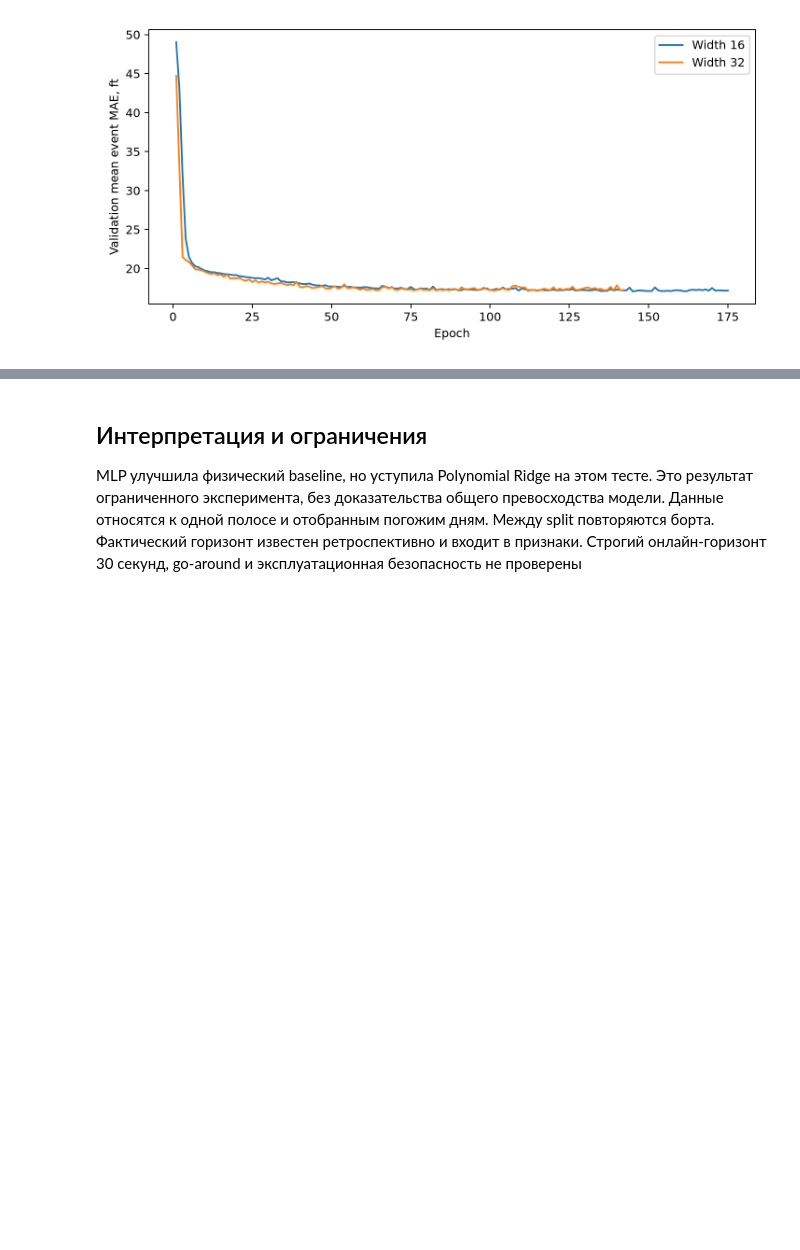
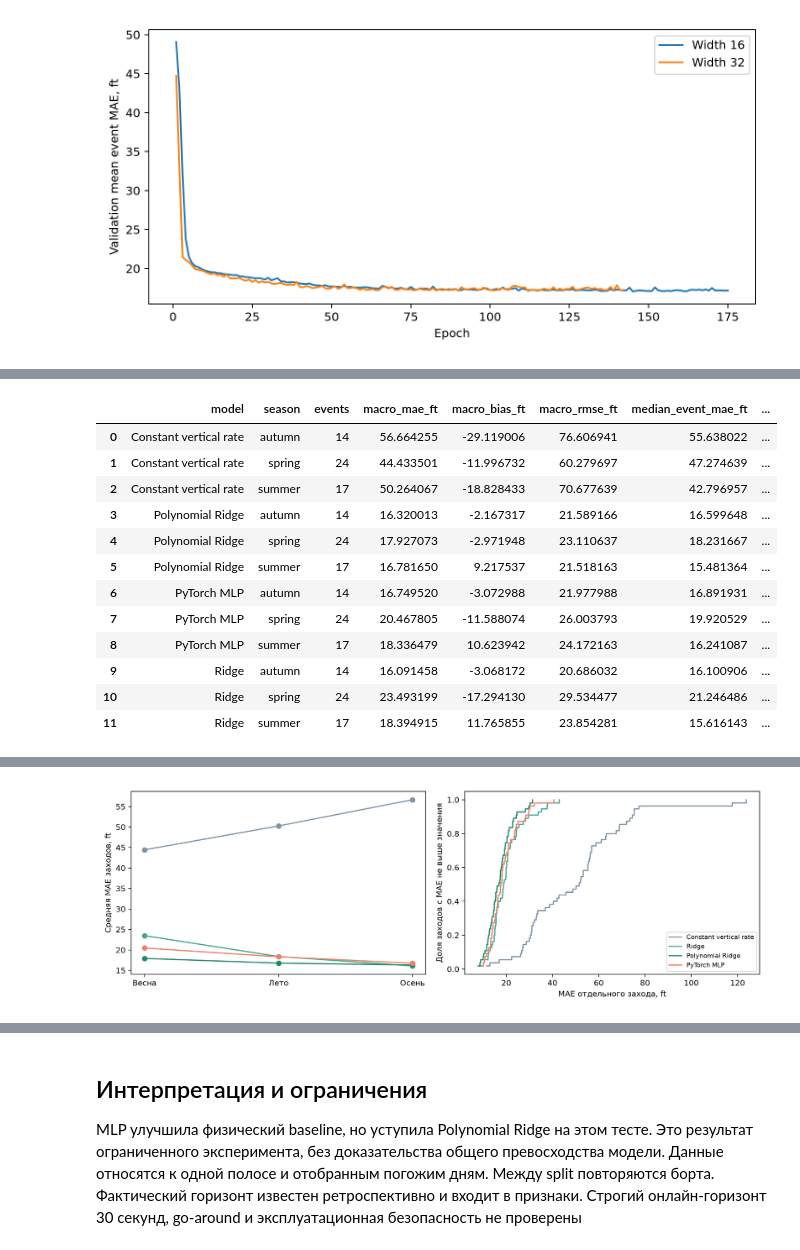
Before and after one commit to steptovictory-dev/Approach-Risk-ver.-1.2, a Jupyter notebook: notebooks/01_lfpg_pipeline.ipynb, the cells around one changed output, grey strips where cells are left out. Saved outputs shown, nothing was run; the diff lists cells and outputs as text; code cells hidden in the pictures; blank space fills up the shorter version.

Commit message:
Analyze frozen LFPG errors by season and approach with artifact provenance

```diff
--- a/notebooks/01_lfpg_pipeline.ipynb
+++ b/notebooks/01_lfpg_pipeline.ipynb
@@ -173,0 +180,19 @@ display(Image(filename=str(root / "reports/mlp_validation.png")))
+# %%
+# Показываем сезонные ошибки и парное сравнение одних и тех же заходов
+display(pd.read_csv(root / "reports/errors_by_season.csv"))
+display(pd.read_csv(root / "reports/paired_event_errors.csv"))
+display(Image(filename=str(root / "reports/error_analysis.png")))
+# %% [output]
+|  | model | season | events | macro_mae_ft | macro_bias_ft | macro_rmse_ft | median_event_mae_ft | ... |
+| 0 | Constant vertical rate | autumn | 14 | 56.664255 | -29.119006 | 76.606941 | 55.638022 | ... |
+| 1 | Constant vertical rate | spring | 24 | 44.433501 | -11.996732 | 60.279697 | 47.274639 | ... |
+| 2 | Constant vertical rate | summer | 17 | 50.264067 | -18.828433 | 70.677639 | 42.796957 | ... |
+| 3 | Polynomial Ridge | autumn | 14 | 16.320013 | -2.167317 | 21.589166 | 16.599648 | ... |
+| 4 | Polynomial Ridge | spring | 24 | 17.927073 | -2.971948 | 23.110637 | 18.231667 | ... |
+| 5 | Polynomial Ridge | summer | 17 | 16.781650 | 9.217537 | 21.518163 | 15.481364 | ... |
+| 6 | PyTorch MLP | autumn | 14 | 16.749520 | -3.072988 | 21.977988 | 16.891931 | ... |
+| 7 | PyTorch MLP | spring | 24 | 20.467805 | -11.588074 | 26.003793 | 19.920529 | ... |
+| 8 | PyTorch MLP | summer | 17 | 18.336479 | 10.623942 | 24.172163 | 16.241087 | ... |
+| 9 | Ridge | autumn | 14 | 16.091458 | -3.068172 | 20.686032 | 16.100906 | ... |
+| 10 | Ridge | spring | 24 | 23.493199 | -17.294130 | 29.534477 | 21.246486 | ... |
+| 11 | Ridge | summer | 17 | 18.394915 | 11.765855 | 23.854281 | 15.616143 | ... |
@@ -173,0 +205 @@ display(Image(filename=str(root / "reports/mlp_validation.png")))
+[figure, added]
```
Also changed, not shown: parts of 3 cells of this notebook, 7 other files.
